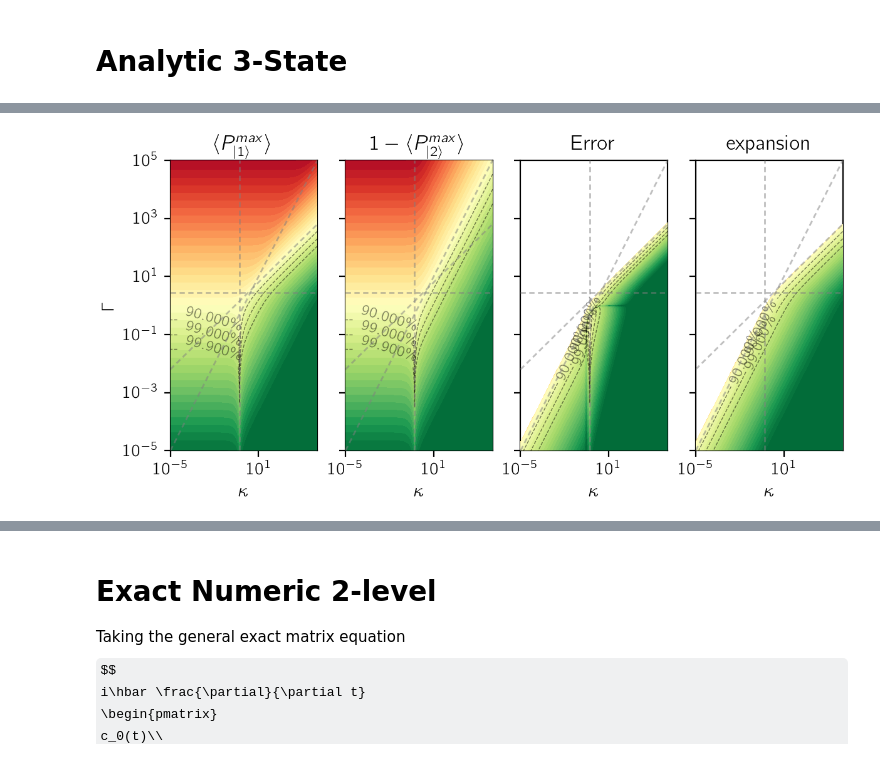
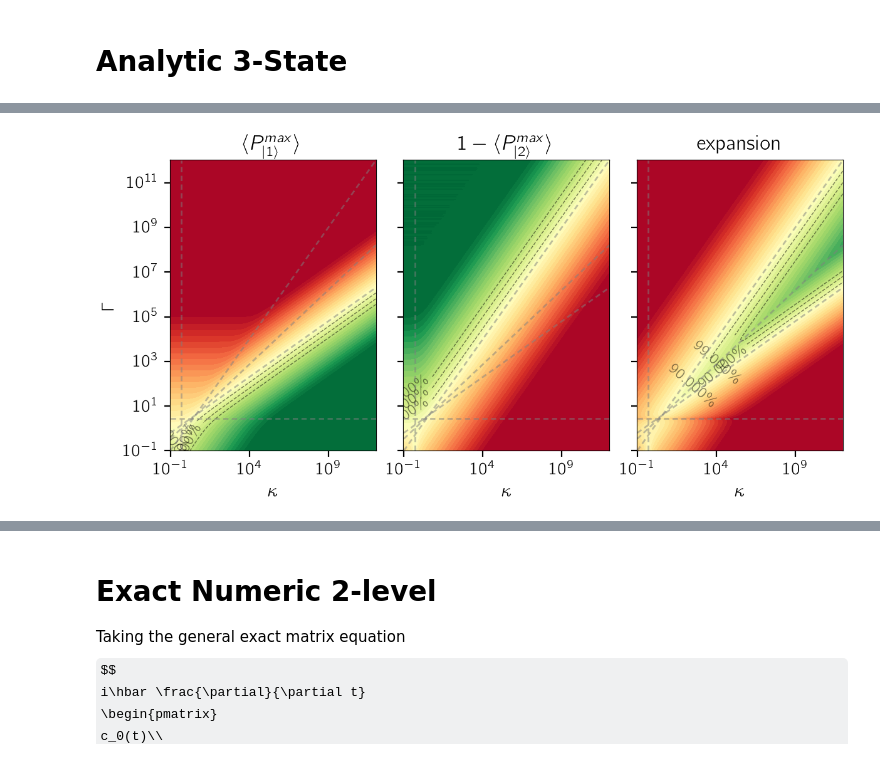
Before and after one commit to tomhepz/MolecularEnergyLevels, a Jupyter notebook: notebooks/rabi.ipynb, the cells around one changed output, grey strips where cells are left out. Saved outputs shown, nothing was run; the diff lists cells and outputs as text; code cells hidden in the pictures; some formulas as TeX source.

```diff
--- a/notebooks/rabi.ipynb
+++ b/notebooks/rabi.ipynb
@@ -164,7 +164,7 @@ Text(0, 0.5, '$\\pi_2$')
 # %% [markdown]
 # Analytic 3-State
 # %%
-example_points = [(3516,118,5),(2**1.5,2**1.5,3),(1,4,3),(0.5,0.04,80)]
+example_points = [(10000,200,2),(100,100,0.02),(1000,158.74,2),(1000,0.01,2)]
 # %%
 fig, axs = plt.subplots(2,2,figsize=(6,4.5))
 
@@ -243,8 +261,8 @@ def maximum_fidelity(k,g):
 
     return numerator/denominator
 
-k_exp_range = (-5,5)
-g_exp_range = (-5,5)
+k_exp_range = (-1,12)
+g_exp_range = (-1,12)
 
 ks = np.logspace(*k_exp_range,1000)
 gs = np.logspace(*g_exp_range,1000)
@@ -262,9 +280,9 @@ k2 = ks**2
 expansion_fidelities = 1 - (4*g2+g2**2)/(16*k2) #- (g2)/(4*k2) - (g2**2)/(16*k2)# - (3*g2)/(16*k2**2) + (5*g2**2)/(32*k2**2)
 # expansion_fidelities = 1 - (g2/(k2))
 
-difference = 1-np.abs((twice_average_fidelities-expansion_fidelities))
+difference = (np.log10(1-twice_average_fidelities+1e-9)-np.log10(1-expansion_fidelities+1e-9))#/np.log10(1-twice_average_fidelities+1e-9)
 # %%
-fig, (axl,axm,axr,axr2) = plt.subplots(1,4,figsize=(6,3),sharey=True,sharex=True,constrained_layout=True)
+fig, (axl,axm,axr) = plt.subplots(1,3,figsize=(6,3),sharey=True,sharex=True,constrained_layout=True)
 
 Norm  = colors.Normalize(vmin=0, vmax=1, clip=True)
 
@@ -274,7 +292,7 @@ noted_levels=[0.9,0.99,0.999]
 
 
 axl.set_ylabel('$\Gamma$')
-for ax, fidelities,title in [(axl,twice_average_fidelities,r"$\langle P^{max}_{|1\rangle}\rangle$"),(axm,minus_fidelities,r"$1-\langle P^{max}_{|2\rangle}\rangle$"),(axr,difference,"Error"),(axr2,expansion_fidelities,"expansion")]:
+for ax, fidelities,title in [(axl,twice_average_fidelities,r"$\langle P^{max}_{|1\rangle}\rangle$"),(axm,1-minus_fidelities,r"$1-\langle P^{max}_{|2\rangle}\rangle$"),(axr,np.abs(twice_average_fidelities-minus_fidelities),"expansion")]:
     ax.set_xscale('log')
     ax.set_yscale('log')
     ax.set_xlim(10**k_exp_range[0],10**k_exp_range[1])
@@ -283,31 +301,34 @@ for ax, fidelities,title in [(axl,twice_average_fidelities,r"$\langle P^{max}_{|
 
     k=10
     normalised_fidelies = (np.log10(1/(1 - (1 - 10**(-k))*fidelities - 0.5*10**(-k)) - 1))/(2*np.log10(2*10**k - 1)) + 1/2
     # cf = ax.contourf(ks,gs,normalised_fidelies,10,cmap='RdYlGn',norm=Norm,alpha=1,zorder=-10)
     cf = ax.contourf(ks,gs,normalised_fidelies,40,cmap='RdYlGn',norm=Norm,alpha=1,zorder=10)
     CS1 = ax.contour(ks,gs,fidelities,noted_levels, colors='k',linestyles='dashed',linewidths=0.5,alpha=0.5,zorder=20)
 
     fmt = {}
     strs = [f"{n*100:.3f}\%" for n in noted_levels]
     for l, s in zip(CS1.levels, strs):
         fmt[l] = s
 
     labelpositions = [(0.01,np.sqrt(1/n-1)) for n in noted_levels]
     ax.clabel(CS1, CS1.levels, fmt=fmt,manual=labelpositions,fontsize='small')
     ax.set_title(title)
 
     ax.axhline(2**1.5,zorder=50,color='grey',linewidth=1,dashes=(3,2),alpha=0.5)
     ax.axvline(0.5,zorder=50,color='grey',linewidth=1,dashes=(3,2),alpha=0.5)
 
     ax.plot([10**k_exp_range[0],10**k_exp_range[1]],[2*(10**k_exp_range[0])**0.5,2*(10**k_exp_range[1])**0.5],zorder=100,color='grey',linewidth=1,dashes=(3,2),alpha=0.5)
+    ax.plot([10**k_exp_range[0],10**k_exp_range[1]],[2**(2/3)*(10**k_exp_range[0])**(2/3),2**(2/3)*(10**k_exp_range[1])**(2/3)],zorder=100,color='grey',linewidth=1,dashes=(3,2),alpha=0.5)
     ax.plot([10**k_exp_range[0],10**k_exp_range[1]],[10**k_exp_range[0],10**k_exp_range[1]],zorder=100,color='grey',linewidth=1,dashes=(3,2),alpha=0.5)
 
 
 #     for k,g,_ in example_points:
 #         ax.plot(k, g, 'ko',markersize=5,zorder=100,mfc='none')
 
 
 
+
+
 fig.savefig('../images/3-level-phase.pdf')
 # %% [output]
-[figure, old version]
+[figure, new version]
```
Also changed, not shown: parts of 9 cells of this notebook, 43 other files.
